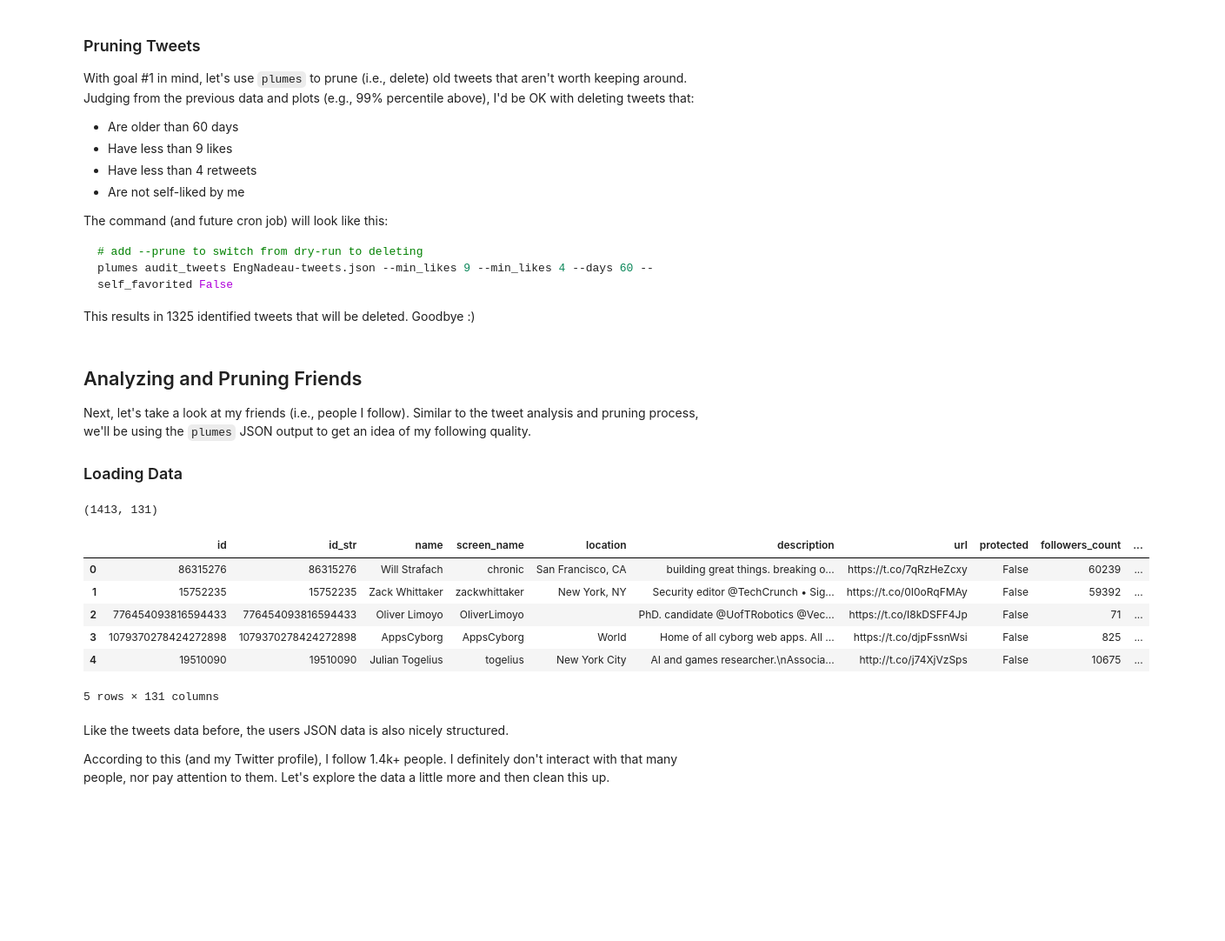
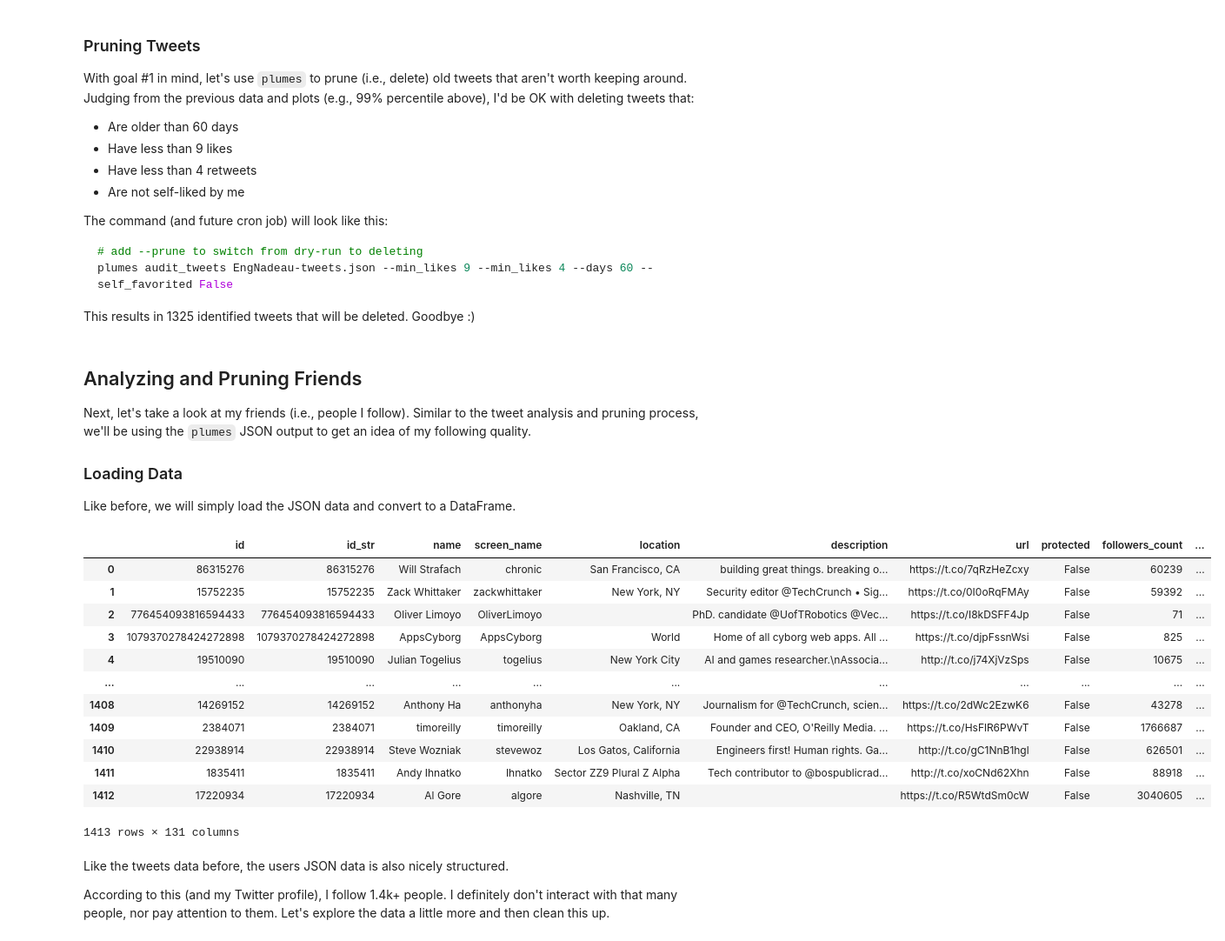
Before and after one commit to nnadeau/academic-kickstart, a Jupyter notebook: content/post/2020/8/evaluating-twitter-with-plumes/index.ipynb, the cells around one changed output. Shown at 87% size. Cells and saved outputs as stored; diff of their text form; code cells hidden in the pictures; blank space fills up the shorter version.

```diff
--- a/content/post/2020/8/evaluating-twitter-with-plumes/index.ipynb
+++ b/content/post/2020/8/evaluating-twitter-with-plumes/index.ipynb
@@ -223,28 +226,34 @@ Next, let's take a look at my friends (i.e., people I follow).
 Similar to the tweet analysis and pruning process, we'll be using the `plumes` JSON output to get an idea of my following quality.
 
 ### Loading Data
+
+Like before, we will simply load the JSON data and convert to a DataFrame.
 # %%
 # load data
 path = Path("EngNadeau-friends.json")
 with open(path) as f:
     data = json.load(f)
 
 # convert data to pandas dataframe
 df = pd.json_normalize(data).pipe(
     lambda x: x.assign(**{"created_at": pd.to_datetime(x["created_at"])})
 )
 
-display(df.shape)
-display(df.head())
+df
 # %% [output]
+|  | id | id_str | name | screen_name | location | description | url | protected | followers_count | ... |
+| 0 | 86315276 | 86315276 | Will Strafach | chronic | San Francisco, CA | building great things. breaking o... | https://t.co/7qRzHeZcxy | False | 60239 | ... |
+| 1 | 15752235 | 15752235 | Zack Whittaker | zackwhittaker | New York, NY | Security editor @TechCrunch • Sig... | https://t.co/0I0oRqFMAy | False | 59392 | ... |
+| 2 | 776454093816594433 | 776454093816594433 | Oliver Limoyo | OliverLimoyo |  | PhD. candidate @UofTRobotics @Vec... | https://t.co/I8kDSFF4Jp | False | 71 | ... |
+| 3 | 1079370278424272898 | 1079370278424272898 | AppsCyborg | AppsCyborg | World | Home of all cyborg web apps. All ... | https://t.co/djpFssnWsi | False | 825 | ... |
+| 4 | 19510090 | 19510090 | Julian Togelius | togelius | New York City | AI and games researcher.\nAssocia... | http://t.co/j74XjVzSps | False | 10675 | ... |
+| ... | ... | ... | ... | ... | ... | ... | ... | ... | ... | ... |
+| 1408 | 14269152 | 14269152 | Anthony Ha | anthonyha | New York, NY | Journalism for @TechCrunch, scien... | https://t.co/2dWc2EzwK6 | False | 43278 | ... |
+| 1409 | 2384071 | 2384071 | timoreilly | timoreilly | Oakland, CA | Founder and CEO, O'Reilly Media. ... | https://t.co/HsFlR6PWvT | False | 1766687 | ... |
+| 1410 | 22938914 | 22938914 | Steve Wozniak | stevewoz | Los Gatos, California | Engineers first! Human rights. Ga... | http://t.co/gC1NnB1hgl | False | 626501 | ... |
+| 1411 | 1835411 | 1835411 | Andy Ihnatko | Ihnatko | Sector ZZ9 Plural Z Alpha | Tech contributor to @bospublicrad... | http://t.co/xoCNd62Xhn | False | 88918 | ... |
+| 1412 | 17220934 | 17220934 | Al Gore | algore | Nashville, TN |  | https://t.co/R5WtdSm0cW | False | 3040605 | ... |
-(1413, 131)
+1413 rows × 131 columns
-|  | id | id_str | name | screen_name | location | description | url | protected | followers_count | ... |
-| 0 | 86315276 | 86315276 | Will Strafach | chronic | San Francisco, CA | building great things. breaking o... | https://t.co/7qRzHeZcxy | False | 60239 | ... |
-| 1 | 15752235 | 15752235 | Zack Whittaker | zackwhittaker | New York, NY | Security editor @TechCrunch • Sig... | https://t.co/0I0oRqFMAy | False | 59392 | ... |
-| 2 | 776454093816594433 | 776454093816594433 | Oliver Limoyo | OliverLimoyo |  | PhD. candidate @UofTRobotics @Vec... | https://t.co/I8kDSFF4Jp | False | 71 | ... |
-| 3 | 1079370278424272898 | 1079370278424272898 | AppsCyborg | AppsCyborg | World | Home of all cyborg web apps. All ... | https://t.co/djpFssnWsi | False | 825 | ... |
-| 4 | 19510090 | 19510090 | Julian Togelius | togelius | New York City | AI and games researcher.\nAssocia... | http://t.co/j74XjVzSps | False | 10675 | ... |
-5 rows × 131 columns
 # %% [markdown]
 Like the tweets data before, the users JSON data is also nicely structured.
 
```
Also changed, not shown: parts of 13 cells of this notebook.
